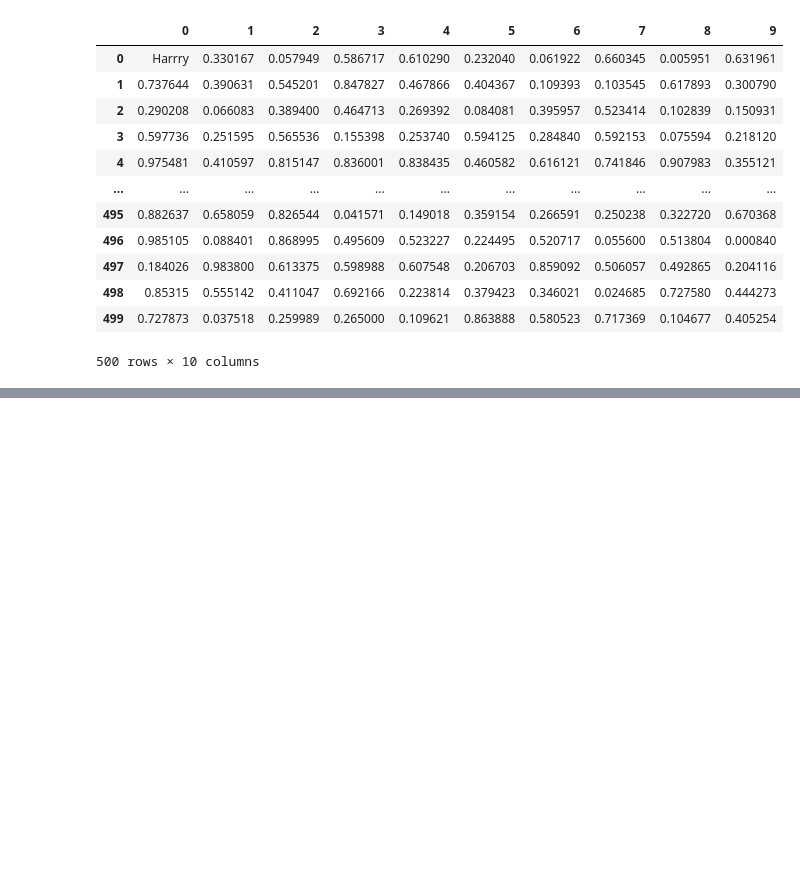
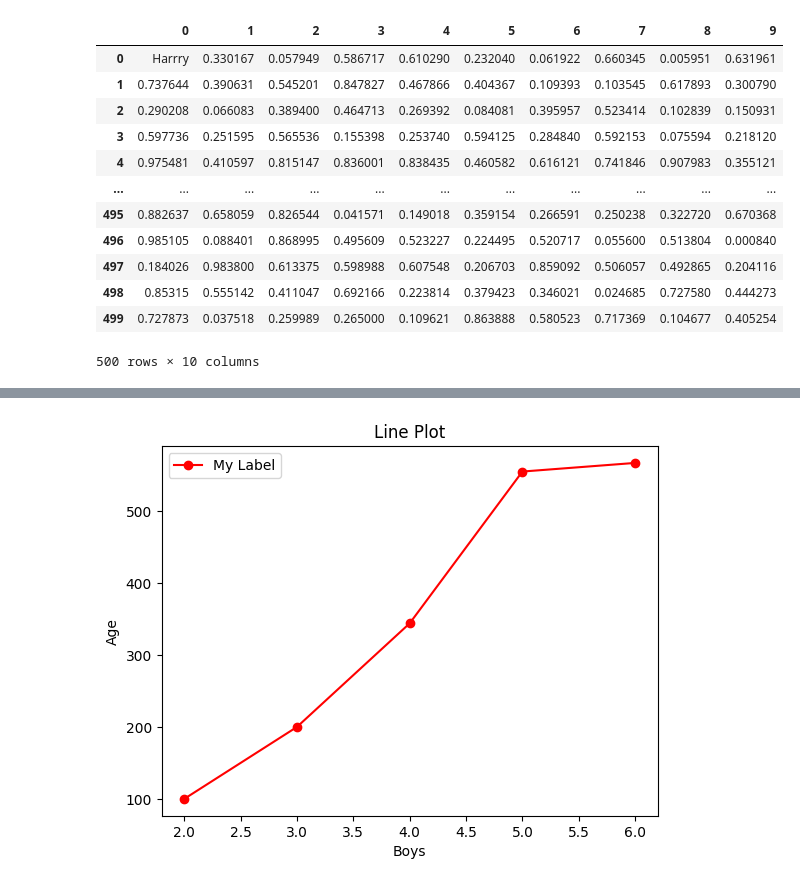
Before and after one commit to Zaibi-Here/Python-DSAI, a Jupyter notebook: Machine Learning/ML_Libraraies.ipynb, the cells around one changed output, grey strips where cells are left out. Cells and saved outputs as stored; diff of their text form; code cells hidden in the pictures; blank space fills up the shorter version.

```diff
--- a/Machine Learning/ML_Libraraies.ipynb
+++ b/Machine Learning/ML_Libraraies.ipynb
@@ -738,0 +879,16 @@ Newdf
+# %%
+import matplotlib.pyplot as plt  # importing matplotlib
+
+x = [2, 3, 4, 5, 6]
+y = [100, 200, 344, 555, 567]
+
+plt.plot(x, y, label="My Label", color="red", marker="o") #to plot the Simple line
+
+plt.title('Line Plot') #title
+plt.xlabel("Boys") # X Label
+plt.ylabel("Age") # Y Label
+
+plt.legend() # Legend like Pubg Map
+plt.show()
+# %% [output]
+[figure, added]
```
Also changed, not shown: parts of 30 cells of this notebook.
